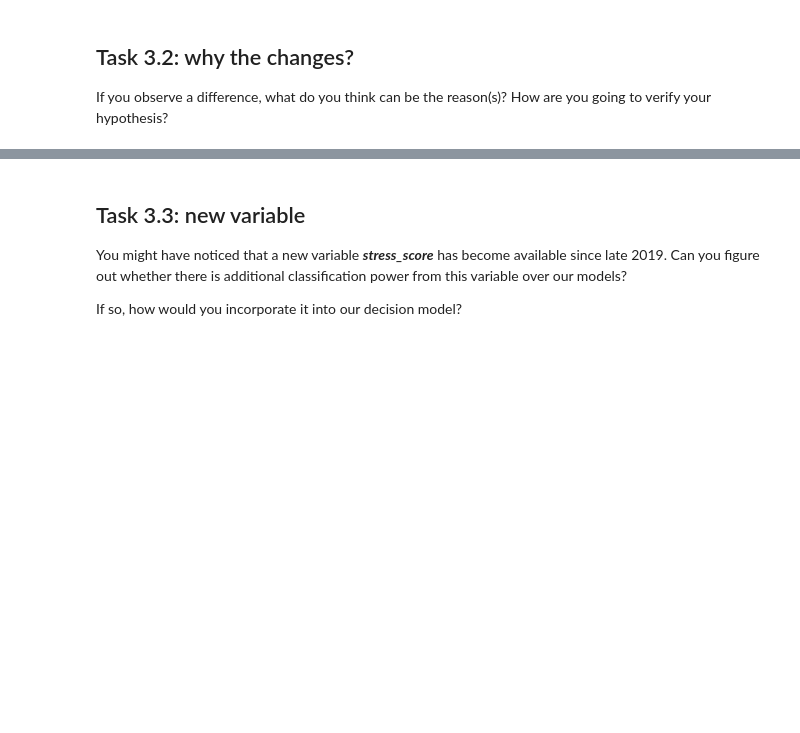
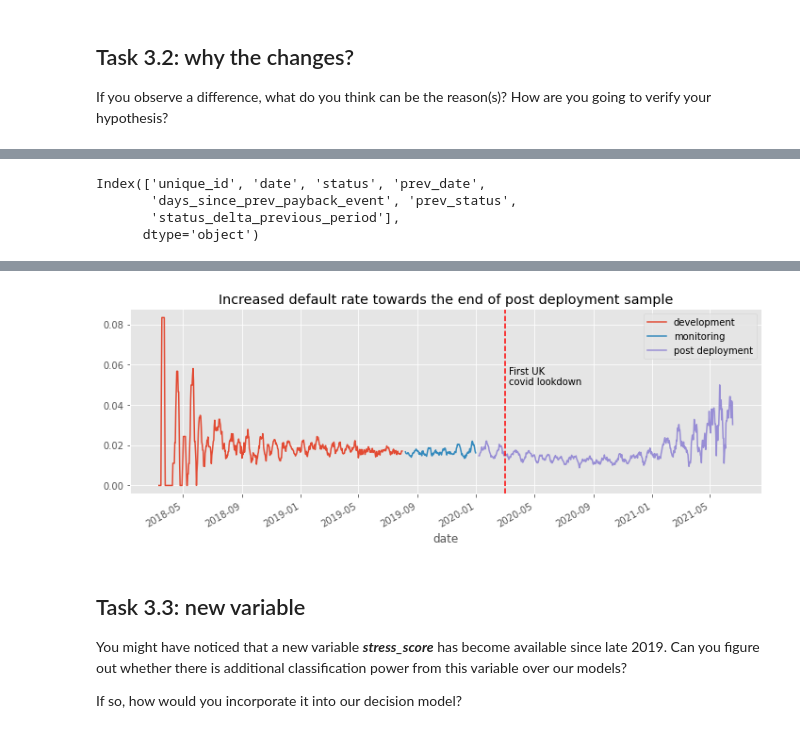
Before and after one commit to FelixHoeschle/m_take_home, a Jupyter notebook: 2_main_tasks.ipynb, the cells around one changed output, grey strips where cells are left out. Drawn from its saved outputs; the diff is of its cells as text; code cells hidden in the pictures; blank space fills up the shorter version.

```diff
--- a/2_main_tasks.ipynb
+++ b/2_main_tasks.ipynb
@@ -270,0 +282,26 @@ If you observe a difference, what do you think can be the reason(s)? How are you
+# %%
+mo_df.columns
+# %% [output]
+Index(['unique_id', 'date', 'status', 'prev_date',
+       'days_since_prev_payback_event', 'prev_status',
+       'status_delta_previous_period'],
+      dtype='object')
+# %%
+mo_df['date'] = pd.to_datetime(mo_df['date'])
+mo_df['sample'] = np.where(mo_df['date'] < pd.to_datetime("2019-08-01"), 'development',
+                           np.where(mo_df['date'] < pd.to_datetime("2020-01-01"), 'monitoring',
+                           'post_deployment'))
+
+mo_df_agg = mo_df.groupby(['sample', 'date']) \
+                 .agg({'status_delta_previous_period':'mean'}) \
+                 .unstack('sample') \
+                 .sort_index(ascending=True) \
+                 .rolling(window=7)\
+                 .mean()
+
+mo_df_agg.plot(figsize=(12,4))
+plt.legend(['development', 'monitoring', 'post deployment'])
+plt.title('Increased default rate towards the end of post deployment sample')
+plt.axvline(pd.to_datetime("2020-03-01"), color='red', linestyle='--')
+plt.text(pd.to_datetime("2020-03-10"), 0.05, 'First UK\ncovid lookdown')
+# %% [output]
@@ -271,3 +309,4 @@ If you observe a difference, what do you think can be the reason(s)? How are you
+[figure, added]
 # %% [markdown]
 ## Task 3.3: new variable
 
```
Also changed, not shown: parts of 18 cells of this notebook, 1 other file.
